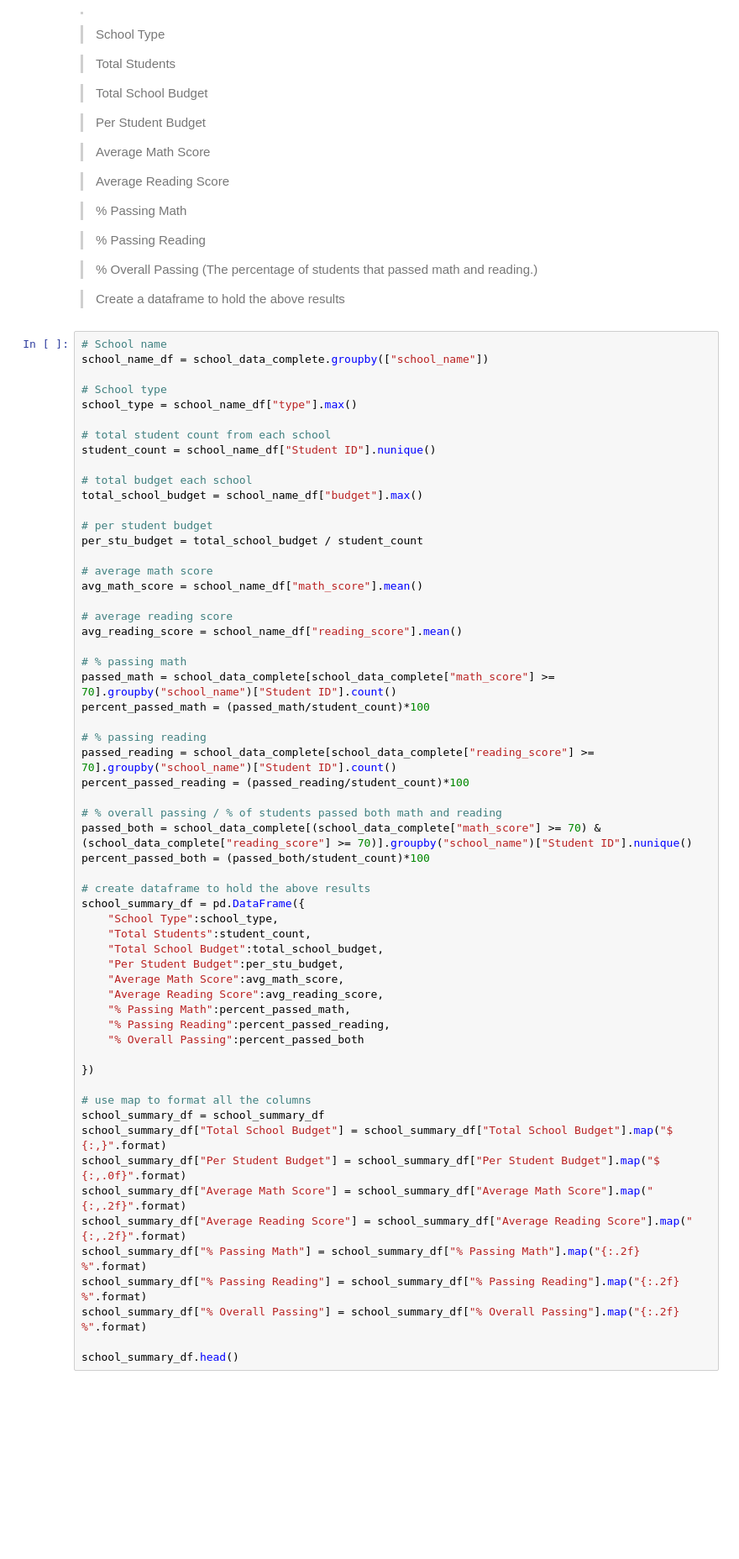
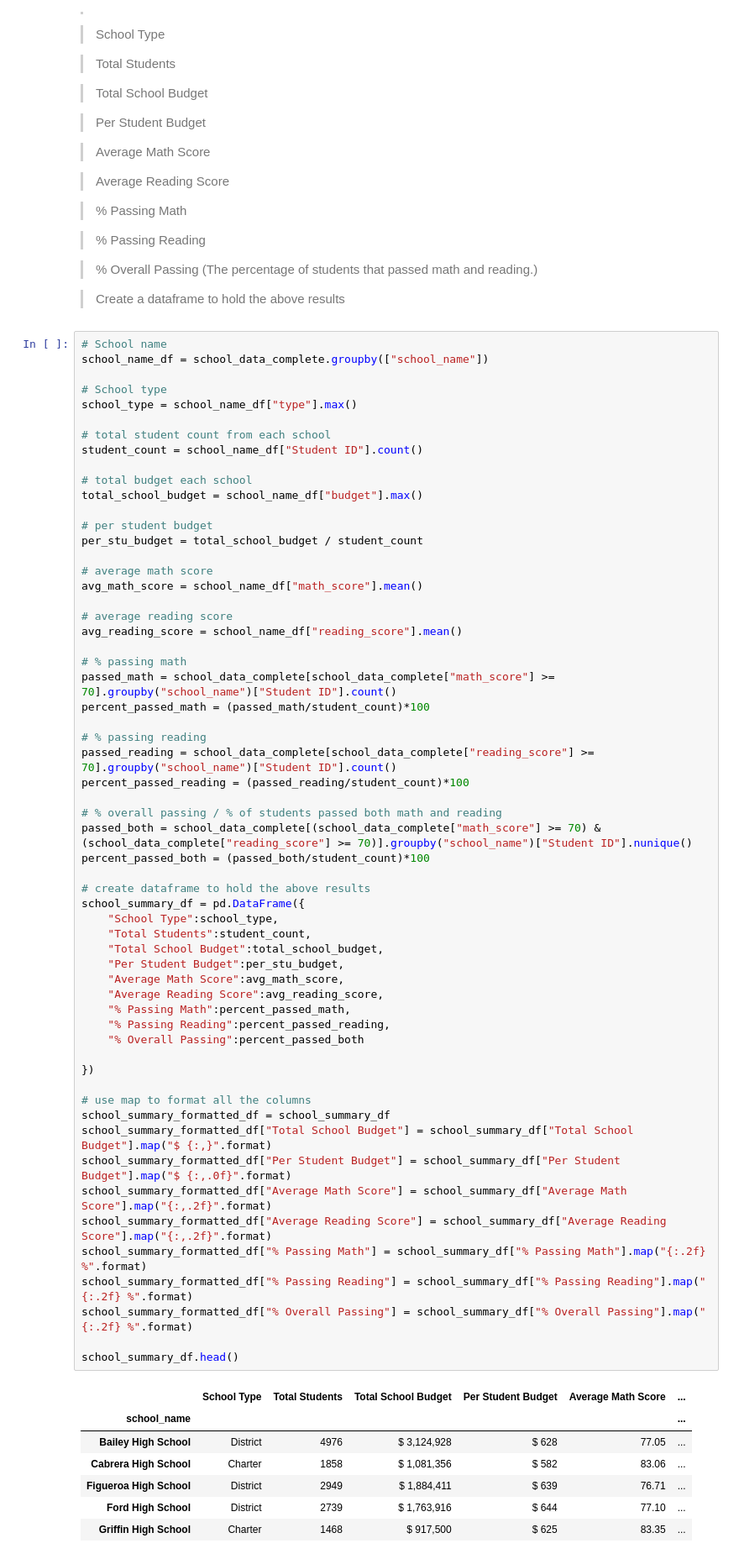
Before and after one commit to ajamin2/pandas_challenge, a Jupyter notebook: PyCitySchools/school_analysis.ipynb, the cells around one changed output. Shown at 84% size. Saved outputs shown, nothing was run; the diff lists cells and outputs as text; blank space fills up the shorter version.

```diff
--- a/PyCitySchools/school_analysis.ipynb
+++ b/PyCitySchools/school_analysis.ipynb
@@ -138,7 +167,7 @@ school_name_df = school_data_complete.groupby(["school_name"])
 school_type = school_name_df["type"].max()
 
 # total student count from each school
-student_count = school_name_df["Student ID"].nunique()
+student_count = school_name_df["Student ID"].count()
 
 # total budget each school
 total_school_budget = school_name_df["budget"].max()
@@ -154,41 +183,49 @@ avg_reading_score = school_name_df["reading_score"].mean()
 
 # % passing math
 passed_math = school_data_complete[school_data_complete["math_score"] >= 70].groupby("school_name")["Student ID"].count()
 percent_passed_math = (passed_math/student_count)*100
 
 # % passing reading
 passed_reading = school_data_complete[school_data_complete["reading_score"] >= 70].groupby("school_name")["Student ID"].count()
 percent_passed_reading = (passed_reading/student_count)*100
 
 # % overall passing / % of students passed both math and reading
 passed_both = school_data_complete[(school_data_complete["math_score"] >= 70) & (school_data_complete["reading_score"] >= 70)].groupby("school_name")["Student ID"].nunique()
 percent_passed_both = (passed_both/student_count)*100
 
 # create dataframe to hold the above results
 school_summary_df = pd.DataFrame({
     "School Type":school_type,
     "Total Students":student_count,
     "Total School Budget":total_school_budget,
     "Per Student Budget":per_stu_budget,
     "Average Math Score":avg_math_score,
     "Average Reading Score":avg_reading_score,
     "% Passing Math":percent_passed_math,
     "% Passing Reading":percent_passed_reading,
     "% Overall Passing":percent_passed_both
 
 })
 
 # use map to format all the columns
-school_summary_df = school_summary_df
-school_summary_df["Total School Budget"] = school_summary_df["Total School Budget"].map("$ {:,}".format)
-school_summary_df["Per Student Budget"] = school_summary_df["Per Student Budget"].map("$ {:,.0f}".format)
-school_summary_df["Average Math Score"] = school_summary_df["Average Math Score"].map("{:,.2f}".format)
-school_summary_df["Average Reading Score"] = school_summary_df["Average Reading Score"].map("{:,.2f}".format)
-school_summary_df["% Passing Math"] = school_summary_df["% Passing Math"].map("{:.2f} %".format)
-school_summary_df["% Passing Reading"] = school_summary_df["% Passing Reading"].map("{:.2f} %".format)
-school_summary_df["% Overall Passing"] = school_summary_df["% Overall Passing"].map("{:.2f} %".format)
+school_summary_formatted_df = school_summary_df
+school_summary_formatted_df["Total School Budget"] = school_summary_df["Total School Budget"].map("$ {:,}".format)
+school_summary_formatted_df["Per Student Budget"] = school_summary_df["Per Student Budget"].map("$ {:,.0f}".format)
+school_summary_formatted_df["Average Math Score"] = school_summary_df["Average Math Score"].map("{:,.2f}".format)
+school_summary_formatted_df["Average Reading Score"] = school_summary_df["Average Reading Score"].map("{:,.2f}".format)
+school_summary_formatted_df["% Passing Math"] = school_summary_df["% Passing Math"].map("{:.2f} %".format)
+school_summary_formatted_df["% Passing Reading"] = school_summary_df["% Passing Reading"].map("{:.2f} %".format)
+school_summary_formatted_df["% Overall Passing"] = school_summary_df["% Overall Passing"].map("{:.2f} %".format)
 
 school_summary_df.head()
+# %% [output]
+|  | School Type | Total Students | Total School Budget | Per Student Budget | Average Math Score | ... |
+| school_name |  |  |  |  |  | ... |
+| Bailey High School | District | 4976 | $ 3,124,928 | $ 628 | 77.05 | ... |
+| Cabrera High School | Charter | 1858 | $ 1,081,356 | $ 582 | 83.06 | ... |
+| Figueroa High School | District | 2949 | $ 1,884,411 | $ 639 | 76.71 | ... |
+| Ford High School | District | 2739 | $ 1,763,916 | $ 644 | 77.10 | ... |
+| Griffin High School | Charter | 1468 | $ 917,500 | $ 625 | 83.35 | ... |
 # %% [markdown]
  ---
 ## Top Performing Schools (By % Overall Passing)
```
Also changed, not shown: parts of 23 cells of this notebook.
